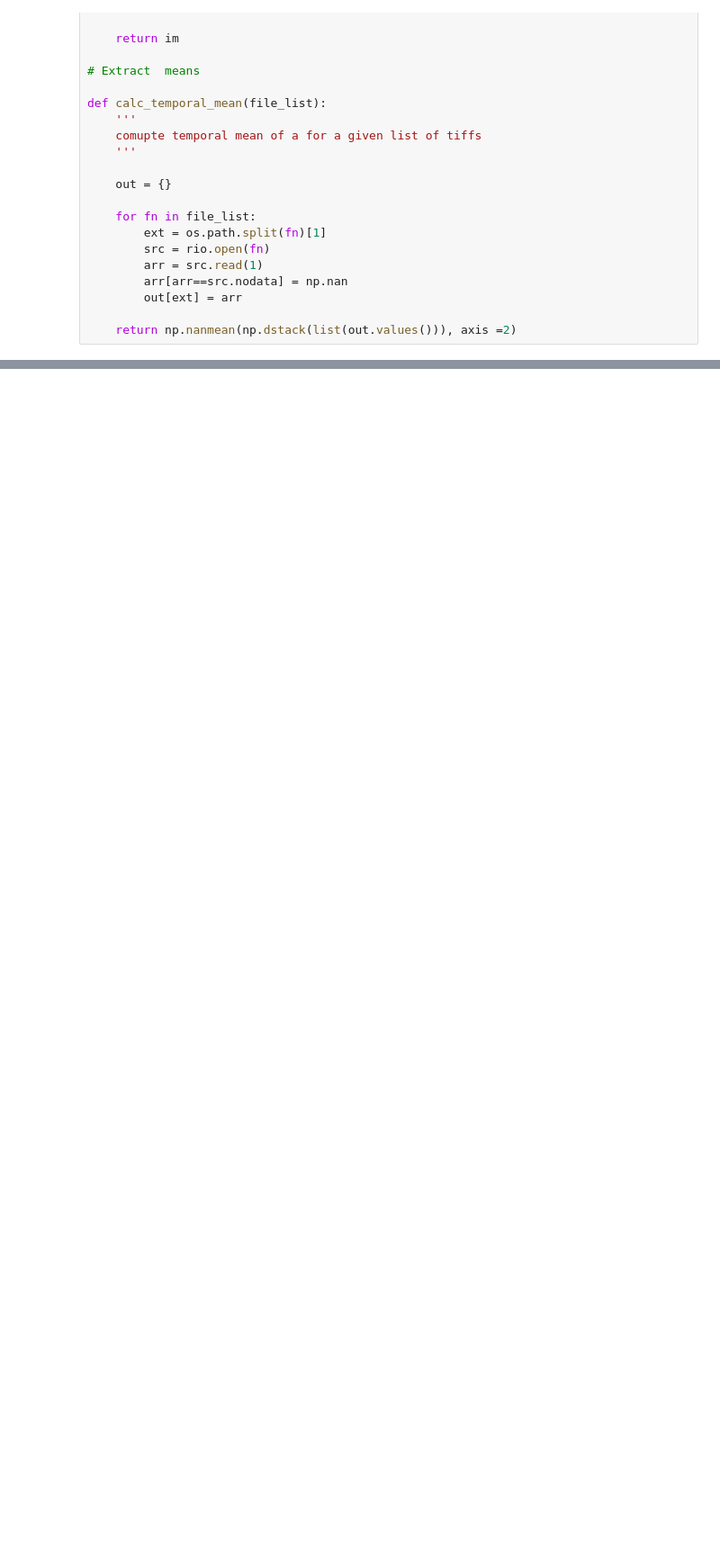
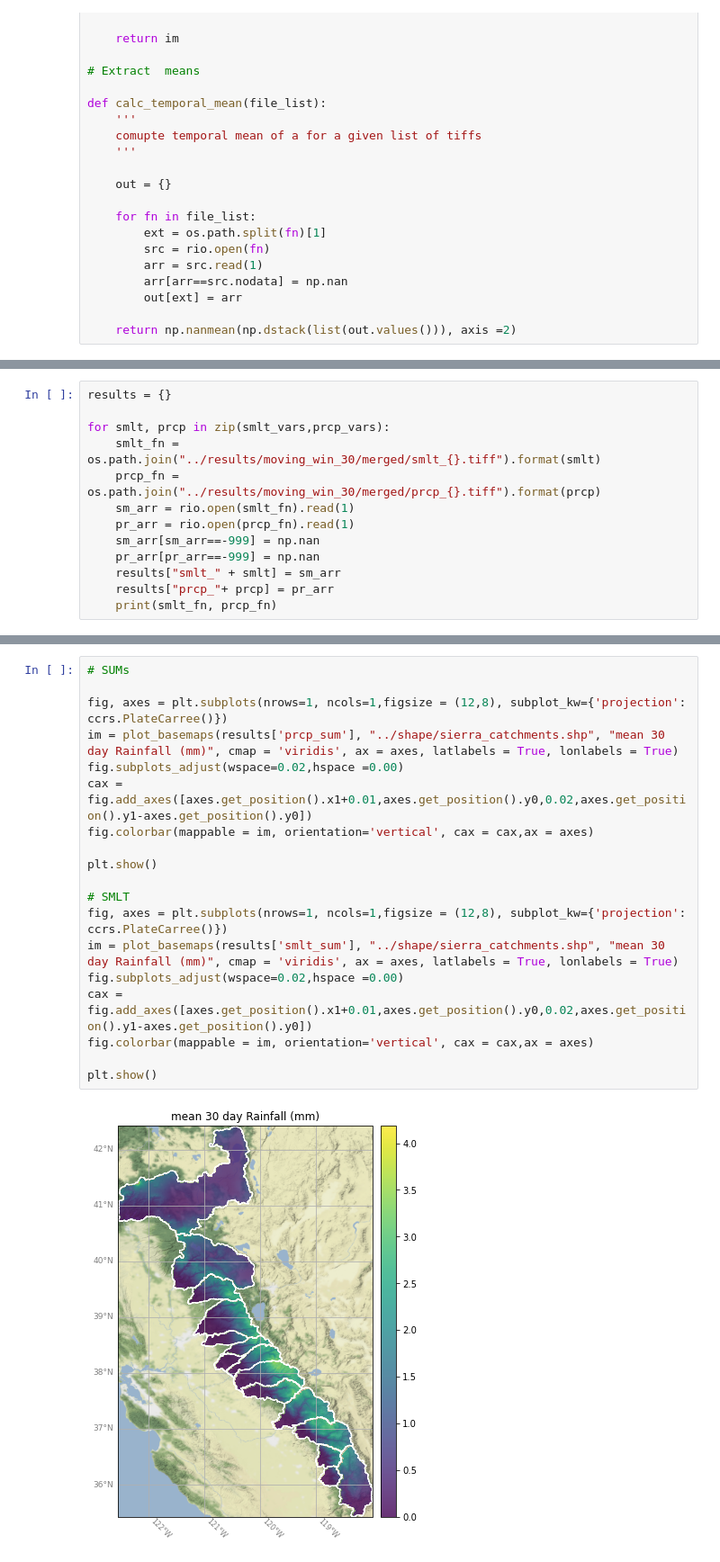
Before and after one commit to kashingtonDC/Baseflow_Source, a Jupyter notebook: code/Moving_Win_Figs.ipynb, the cells around one changed output, grey strips where cells are left out. Shown at 90% size. Cells and saved outputs as stored; diff of their text form; blank space fills up the shorter version.

Commit message:
new results

```diff
--- a/code/Moving_Win_Figs.ipynb
+++ b/code/Moving_Win_Figs.ipynb
@@ -108,0 +193,13 @@ def calc_temporal_mean(file_list):
+# %%
+results = {}
+
+for smlt, prcp in zip(smlt_vars,prcp_vars):
+    smlt_fn = os.path.join("../results/moving_win_30/merged/smlt_{}.tiff").format(smlt)
+    prcp_fn = os.path.join("../results/moving_win_30/merged/prcp_{}.tiff").format(prcp)
+    sm_arr = rio.open(smlt_fn).read(1)
+    pr_arr = rio.open(prcp_fn).read(1)
+    sm_arr[sm_arr==-999] = np.nan
+    pr_arr[pr_arr==-999] = np.nan
+    results["smlt_" + smlt] = sm_arr
+    results["prcp_"+ prcp] = pr_arr
+    print(smlt_fn, prcp_fn)
@@ -108,0 +212,21 @@ def calc_temporal_mean(file_list):
+# %%
+# SUMs
+
+fig, axes = plt.subplots(nrows=1, ncols=1,figsize = (12,8), subplot_kw={'projection': ccrs.PlateCarree()})
+im = plot_basemaps(results['prcp_sum'], "../shape/sierra_catchments.shp", "mean 30 day Rainfall (mm)", cmap = 'viridis', ax = axes, latlabels = True, lonlabels = True)
+fig.subplots_adjust(wspace=0.02,hspace =0.00)
+cax = fig.add_axes([axes.get_position().x1+0.01,axes.get_position().y0,0.02,axes.get_position().y1-axes.get_position().y0])
+fig.colorbar(mappable = im, orientation='vertical', cax = cax,ax = axes)
+
+plt.show()
+
+# SMLT
+fig, axes = plt.subplots(nrows=1, ncols=1,figsize = (12,8), subplot_kw={'projection': ccrs.PlateCarree()})
+im = plot_basemaps(results['smlt_sum'], "../shape/sierra_catchments.shp", "mean 30 day Rainfall (mm)", cmap = 'viridis', ax = axes, latlabels = True, lonlabels = True)
+fig.subplots_adjust(wspace=0.02,hspace =0.00)
+cax = fig.add_axes([axes.get_position().x1+0.01,axes.get_position().y0,0.02,axes.get_position().y1-axes.get_position().y0])
+fig.colorbar(mappable = im, orientation='vertical', cax = cax,ax = axes)
+
+plt.show()
+# %% [output]
+[figure, added]
```
Also changed, not shown: parts of 13 cells of this notebook.
